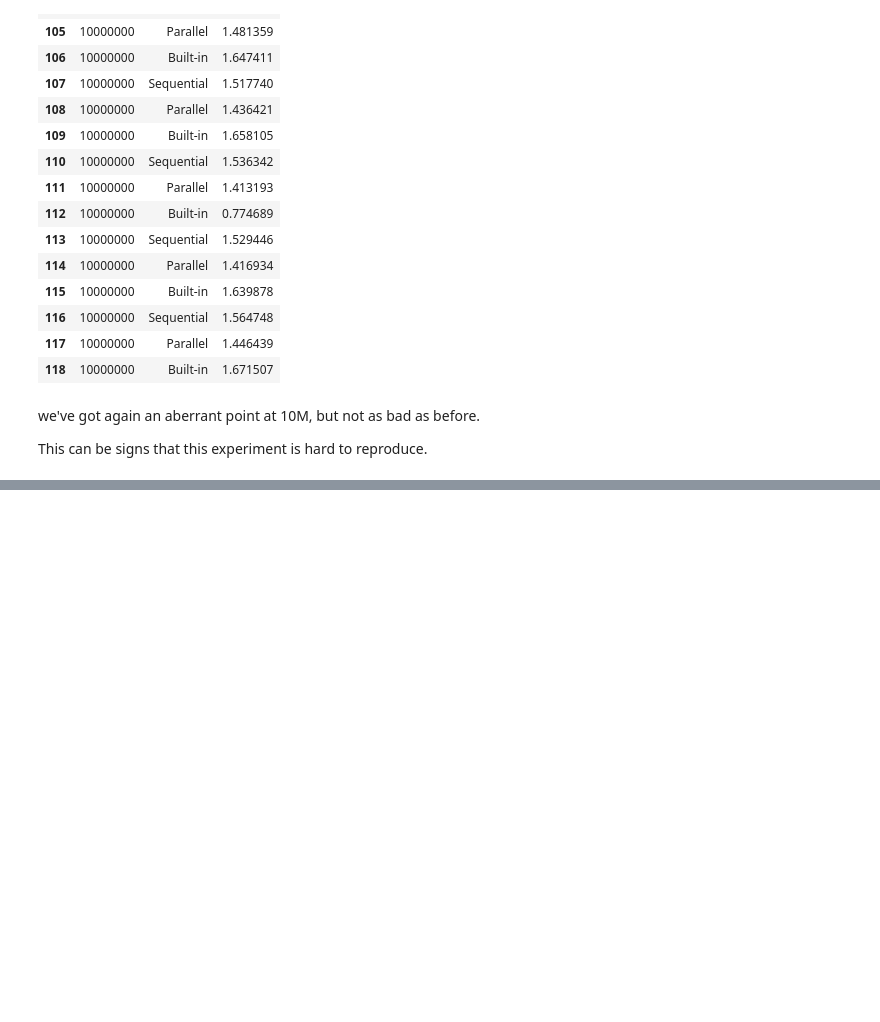
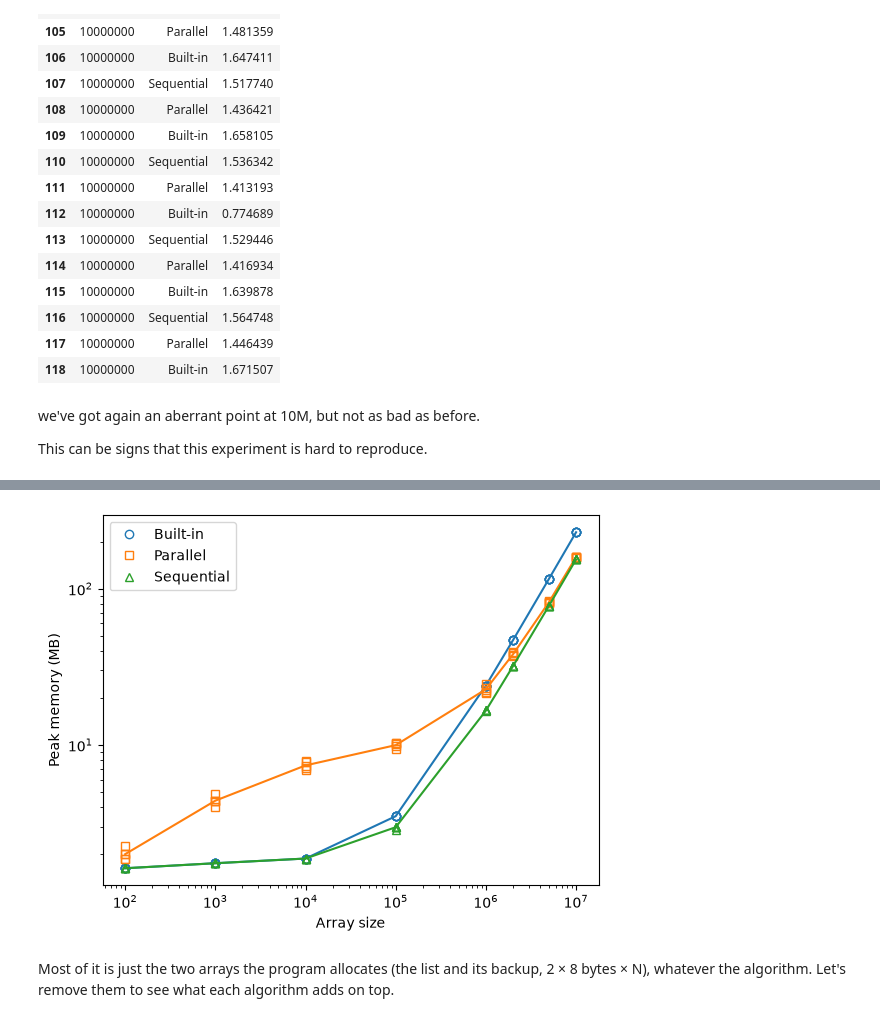
Before and after one commit to rabio10/M2R-ParallelQuicksort, a Jupyter notebook: analysis_rabii.ipynb, the cells around one changed output, grey strips where cells are left out. Saved outputs shown, nothing was run; the diff lists cells and outputs as text; code cells hidden in the pictures; blank space fills up the shorter version.

```diff
--- a/analysis_rabii.ipynb
+++ b/analysis_rabii.ipynb
@@ -147,0 +194,6 @@ This can be signs that this experiment is hard to reproduce.
+# %%
+mem = pd.read_csv("data/Rabii_2026-10-21/memory_21:26.csv", skipinitialspace=True)
+# same names as in the time plots
+mem["Type"] = mem["Type"].replace({"sequential": "Sequential", "parallelQuicksort": "Parallel", "qsort": "Built-in"})
+mem["MaxRSS"] = mem["MaxRSS"] / 1024  # KB -> MB
+mem
@@ -147,0 +227,14 @@ This can be signs that this experiment is hard to reproduce.
+# %%
+for i, (t, g) in enumerate(mem.groupby("Type")):
+    mean = g.groupby("Size")["MaxRSS"].mean()
+    plt.plot(g["Size"], g["MaxRSS"], markers[t], fillstyle="none", color=f"C{i}", label=t)
+    plt.plot(mean.index, mean.values, color=f"C{i}")
+plt.xscale("log")
+plt.yscale("log")
+plt.xlabel("Array size")
+plt.ylabel("Peak memory (MB)")
+plt.legend();
+# %% [output]
+[figure, added]
+# %% [markdown]
+Most of it is just the two arrays the program allocates (the list and its backup, 2 × 8 bytes × N), whatever the algorithm. Let's remove them to see what each algorithm adds on top.
```
Also changed, not shown: parts of 11 cells of this notebook, 12 other files.
